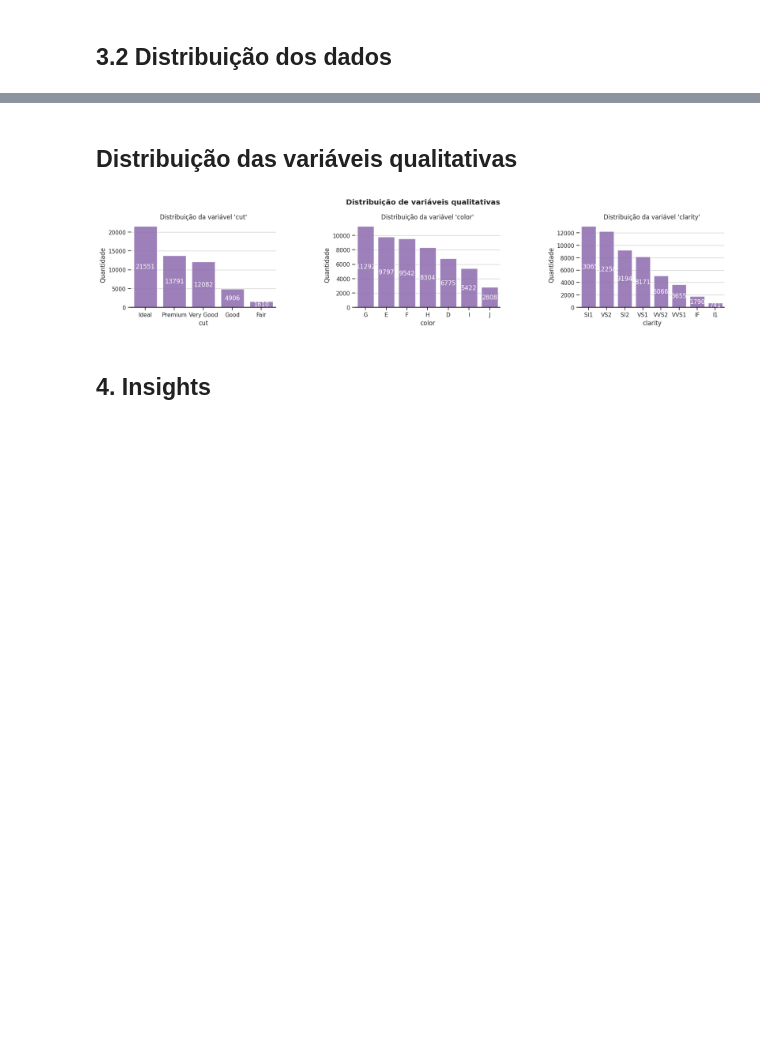
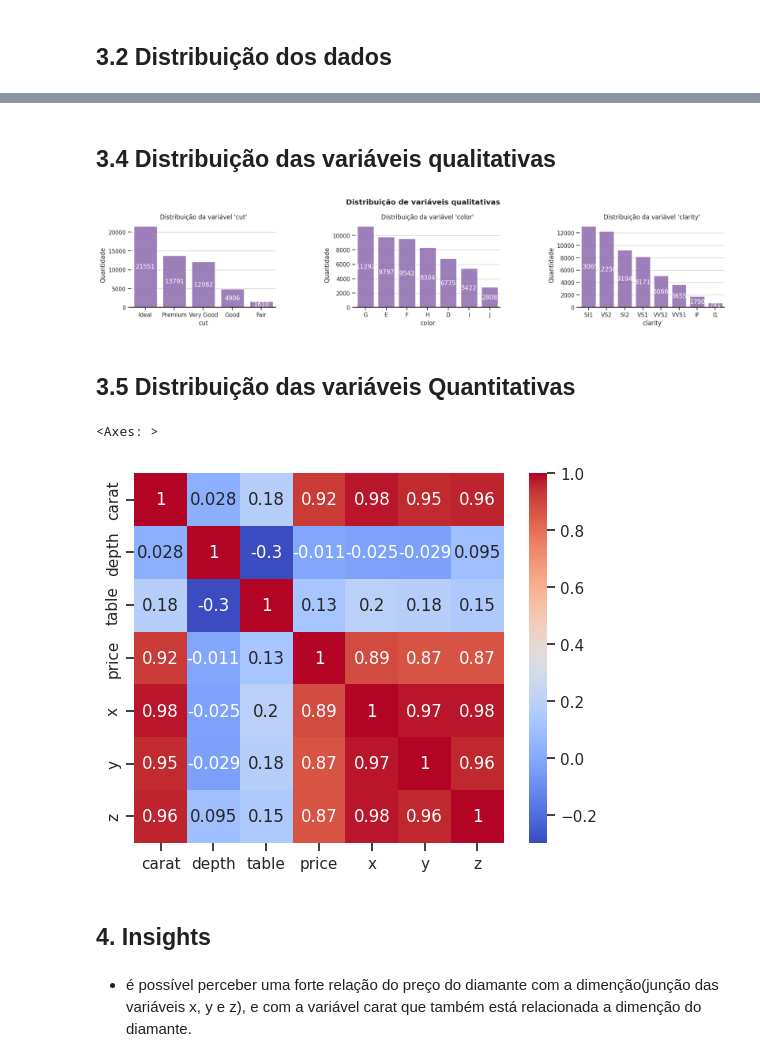
Before and after one commit to J-V-Lucena/avanti-bootcamp-cdd, a Jupyter notebook: notebooks/01-exploratory_data_analysis.ipynb, the cells around one changed output, grey strips where cells are left out. Saved outputs shown, nothing was run; the diff lists cells and outputs as text; code cells hidden in the pictures; blank space fills up the shorter version.

```diff
--- a/notebooks/01-exploratory_data_analysis.ipynb
+++ b/notebooks/01-exploratory_data_analysis.ipynb
@@ -129,0 +140,4 @@ df.describe(include='all')
+# %%
+df = df[(df[['x','y','z']] != 0).all(axis=1)]
+
+df.describe(include='all')
@@ -130,5 +157,5 @@ df.describe(include='all')
 # %% [markdown]
-## Distribuição das variáveis qualitativas
+## 3.4 Distribuição das variáveis qualitativas
 # %%
 fig, axes = plt.subplots(1, 3, figsize=(18,4))
 plt.tight_layout(pad=4, w_pad=10, h_pad=5)
@@ -157,5 +184,15 @@ for i, variavel in enumerate(dicionario.query("tipo == 'Qualitativa'").variavel.
 plt.show()
 # %% [output]
 [figure]
+# %% [markdown]
+## 3.5 Distribuição das variáveis Quantitativas
+# %%
+corr = df.corr()
+sns.heatmap(data=corr, square=True , annot=True, cbar=True, cmap= 'coolwarm')
+# %% [output]
+<Axes: >
+[figure, added]
 # %% [markdown]
 ## 4. Insights
+# %% [markdown]
+* é possível perceber uma forte relação do preço do diamante com a dimenção(junção das variáveis x, y e z), e com a variável carat que também está relacionada a dimenção do diamante.
```
Also changed, not shown: parts of 5 cells of this notebook.
